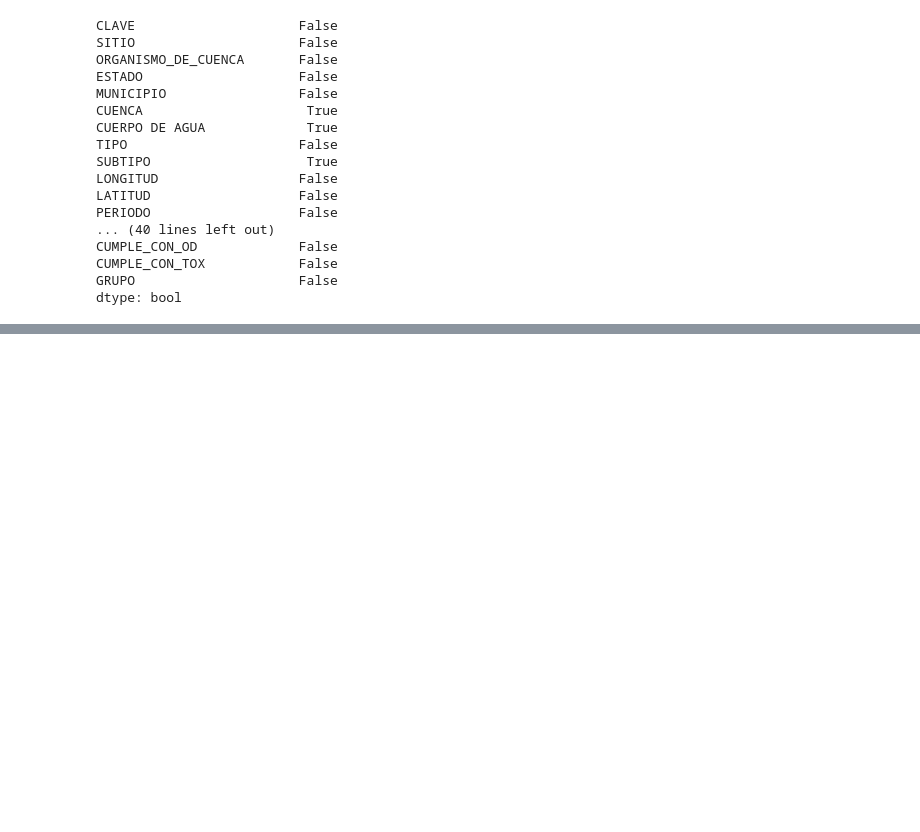
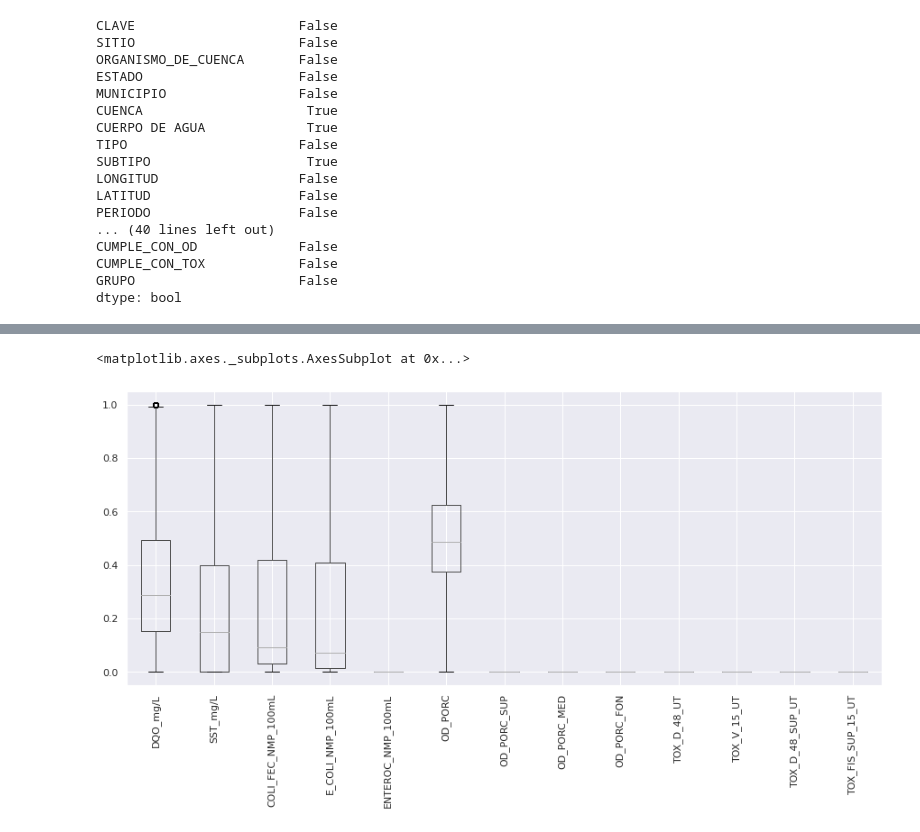
Before and after one commit to PosgradoMNA/actividades-del-projecto-equipo_104, a Jupyter notebook: Reto1.ipynb, the cells around one changed output, grey strips where cells are left out. Cells and saved outputs as stored; diff of their text form; code cells hidden in the pictures; blank space fills up the shorter version.

```diff
--- a/Reto1.ipynb
+++ b/Reto1.ipynb
@@ -468,0 +467,13 @@ Qué son las aguas superficiales. https://www.ecologiaverde.com/que-son-las-agua
+# %%
+#Identificamos los outliers
+
+Q1 = X[variables_numericas].quantile(0.25)
+
+Q3 = X[variables_numericas].quantile(0.75)
+
+IQR = Q3-Q1
+
+BM = (X[variables_numericas] > (Q3+1.5 *IQR)) | (X[variables_numericas] < (Q1-1.5 *IQR))
+
+#Vemos los valores de los outliers
+X[variables_numericas][BM]
@@ -468,0 +494,32 @@ Qué son las aguas superficiales. https://www.ecologiaverde.com/que-son-las-agua
+# %%
+for i in variables_numericas:
+
+    Q3 = X[i].quantile(0.75)
+
+    Q1 = X[i].quantile(0.25)
+
+    IQR = Q3 - Q1
+
+    lower_cap = Q1-IQR*1.5
+
+    upper_cap = Q3+IQR*1.5
+
+    BM = X[i] < lower_cap
+
+    candidate_index = X[BM].index
+
+    X.loc[candidate_index,i] = lower_cap
+
+    BM = X[i] > upper_cap
+
+    candidate_index = X[BM].index
+
+    X.loc[candidate_index,i] = upper_cap
+# %%
+#Graficamos los resultados nuevamente
+
+sns.set(rc={'figure.figsize':(15,6)})
+X[variables_numericas].boxplot(rot=90)
+# %% [output]
+<matplotlib.axes._subplots.AxesSubplot at 0x...>
+[figure, added]
```
Also changed, not shown: parts of 72 cells of this notebook.
